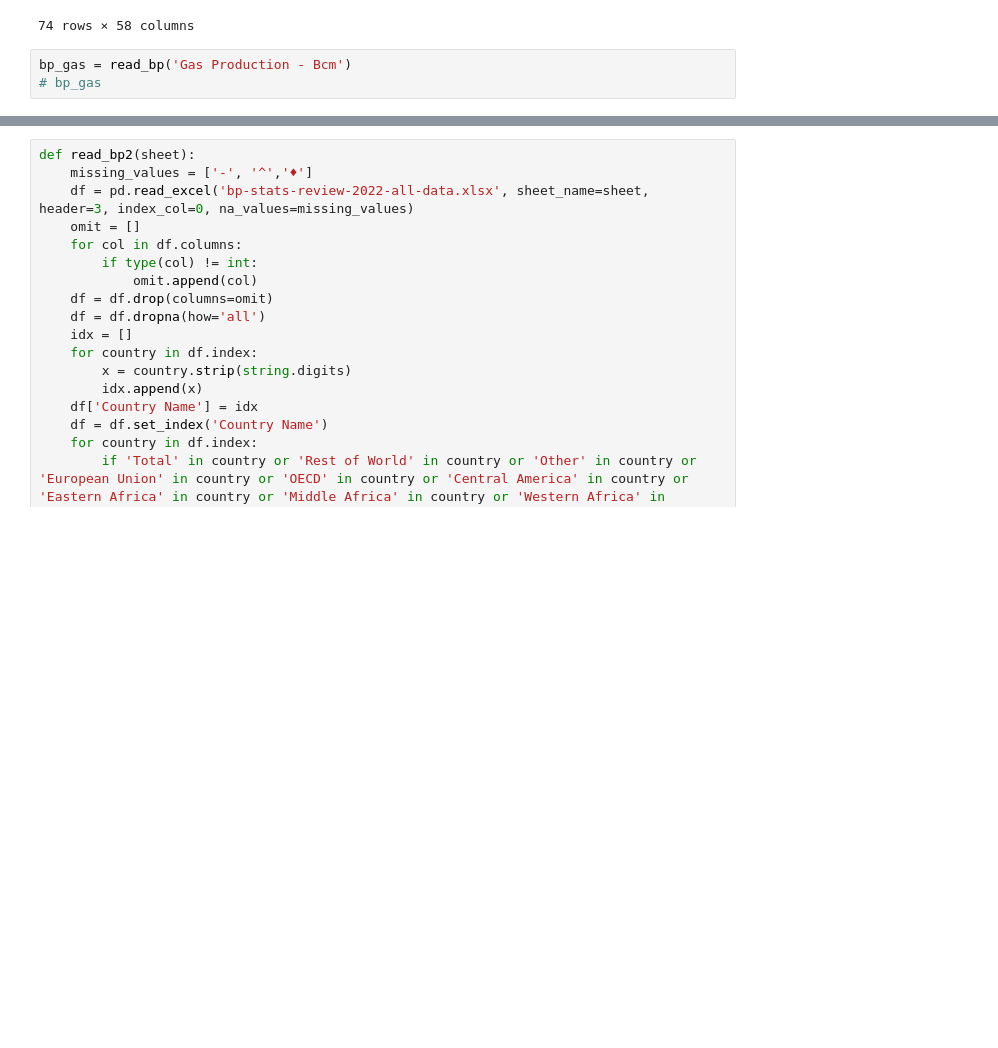
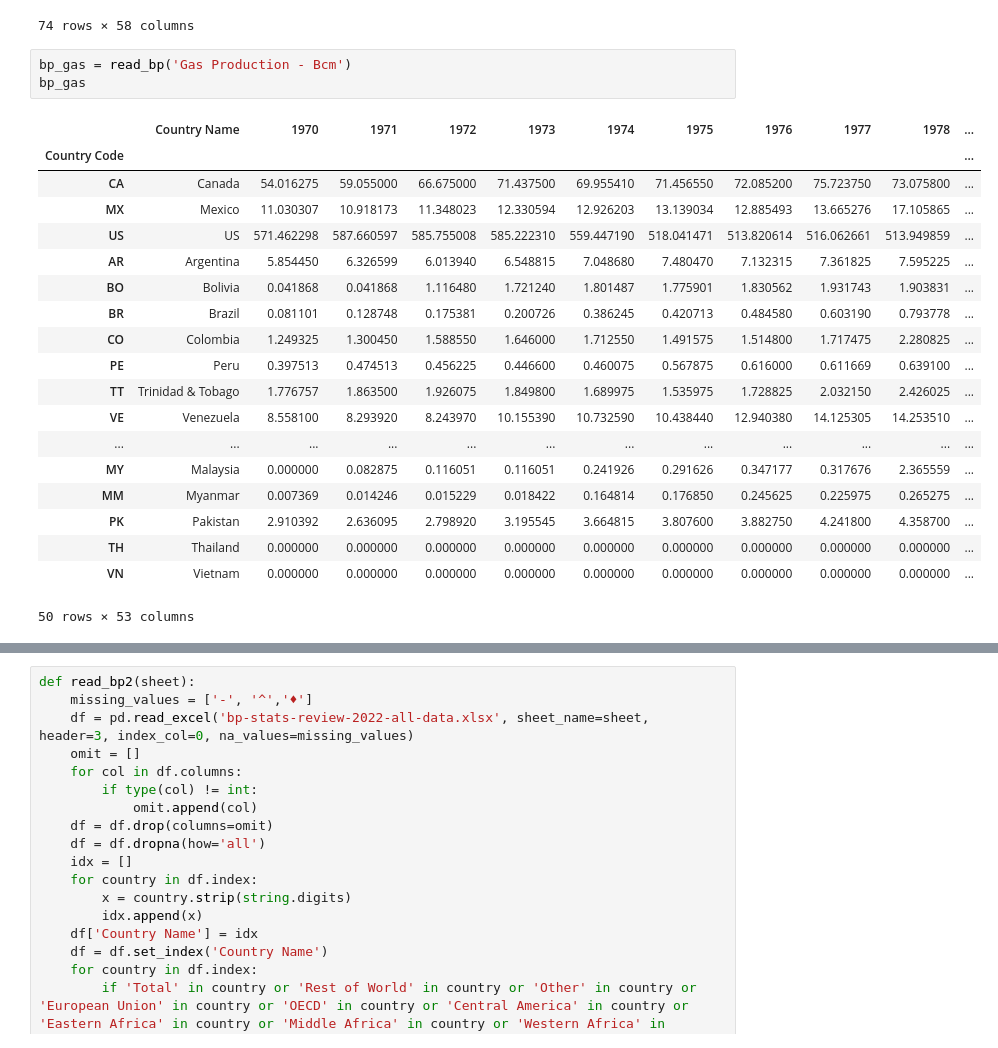
Before and after one commit to ariana848/historical_tech, a Jupyter notebook: read_bp.ipynb, the cells around one changed output, grey strips where cells are left out. Drawn from its saved outputs; the diff is of its cells as text; blank space fills up the shorter version.

```diff
--- a/read_bp.ipynb
+++ b/read_bp.ipynb
@@ -82,6 +82,26 @@ bp_oil_refining
 74 rows × 58 columns
 # %%
 bp_gas = read_bp('Gas Production - Bcm')
-# bp_gas
+bp_gas
+# %% [output]
+|  | Country Name | 1970 | 1971 | 1972 | 1973 | 1974 | 1975 | 1976 | 1977 | 1978 | ... |
+| Country Code |  |  |  |  |  |  |  |  |  |  | ... |
+| CA | Canada | 54.016275 | 59.055000 | 66.675000 | 71.437500 | 69.955410 | 71.456550 | 72.085200 | 75.723750 | 73.075800 | ... |
+| MX | Mexico | 11.030307 | 10.918173 | 11.348023 | 12.330594 | 12.926203 | 13.139034 | 12.885493 | 13.665276 | 17.105865 | ... |
+| US | US | 571.462298 | 587.660597 | 585.755008 | 585.222310 | 559.447190 | 518.041471 | 513.820614 | 516.062661 | 513.949859 | ... |
+| AR | Argentina | 5.854450 | 6.326599 | 6.013940 | 6.548815 | 7.048680 | 7.480470 | 7.132315 | 7.361825 | 7.595225 | ... |
+| BO | Bolivia | 0.041868 | 0.041868 | 1.116480 | 1.721240 | 1.801487 | 1.775901 | 1.830562 | 1.931743 | 1.903831 | ... |
+| BR | Brazil | 0.081101 | 0.128748 | 0.175381 | 0.200726 | 0.386245 | 0.420713 | 0.484580 | 0.603190 | 0.793778 | ... |
+| CO | Colombia | 1.249325 | 1.300450 | 1.588550 | 1.646000 | 1.712550 | 1.491575 | 1.514800 | 1.717475 | 2.280825 | ... |
+| PE | Peru | 0.397513 | 0.474513 | 0.456225 | 0.446600 | 0.460075 | 0.567875 | 0.616000 | 0.611669 | 0.639100 | ... |
+| TT | Trinidad & Tobago | 1.776757 | 1.863500 | 1.926075 | 1.849800 | 1.689975 | 1.535975 | 1.728825 | 2.032150 | 2.426025 | ... |
+| VE | Venezuela | 8.558100 | 8.293920 | 8.243970 | 10.155390 | 10.732590 | 10.438440 | 12.940380 | 14.125305 | 14.253510 | ... |
+| ... | ... | ... | ... | ... | ... | ... | ... | ... | ... | ... | ... |
+| MY | Malaysia | 0.000000 | 0.082875 | 0.116051 | 0.116051 | 0.241926 | 0.291626 | 0.347177 | 0.317676 | 2.365559 | ... |
+| MM | Myanmar | 0.007369 | 0.014246 | 0.015229 | 0.018422 | 0.164814 | 0.176850 | 0.245625 | 0.225975 | 0.265275 | ... |
+| PK | Pakistan | 2.910392 | 2.636095 | 2.798920 | 3.195545 | 3.664815 | 3.807600 | 3.882750 | 4.241800 | 4.358700 | ... |
+| TH | Thailand | 0.000000 | 0.000000 | 0.000000 | 0.000000 | 0.000000 | 0.000000 | 0.000000 | 0.000000 | 0.000000 | ... |
+| VN | Vietnam | 0.000000 | 0.000000 | 0.000000 | 0.000000 | 0.000000 | 0.000000 | 0.000000 | 0.000000 | 0.000000 | ... |
+50 rows × 53 columns
 # %%
 bp_coal = read_bp('Coal Production - Tonnes')
```
Also changed, not shown: parts of 15 cells of this notebook, 1 other file.
